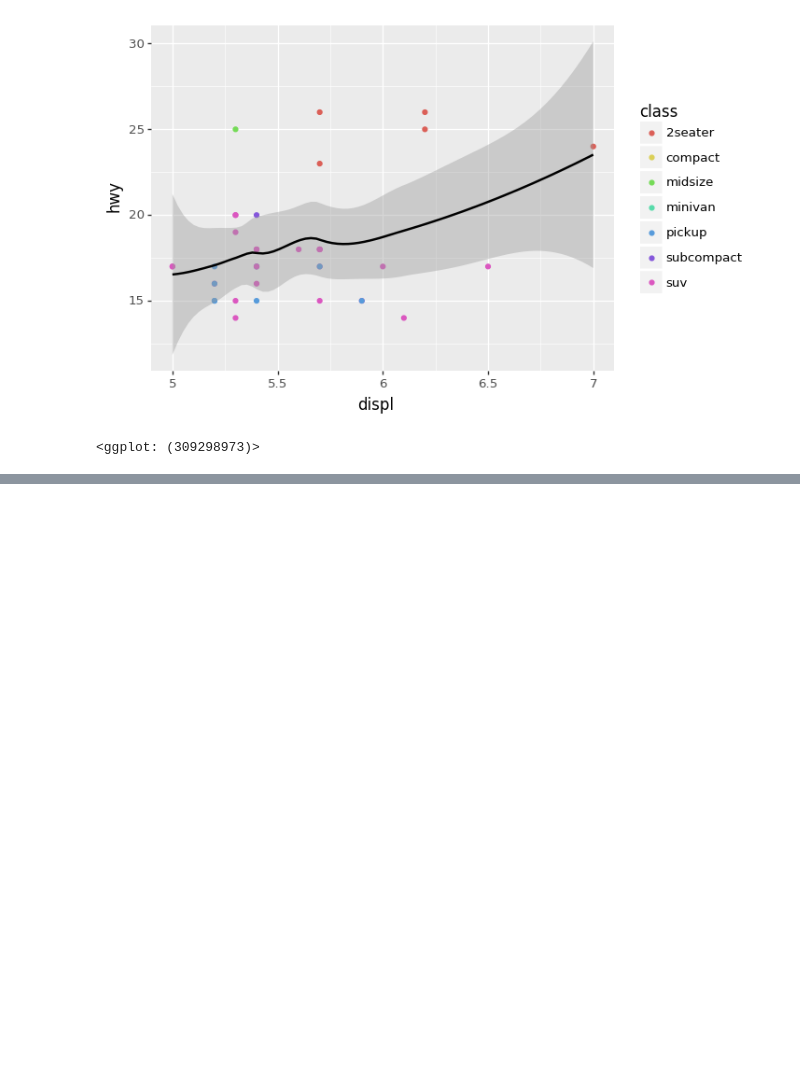
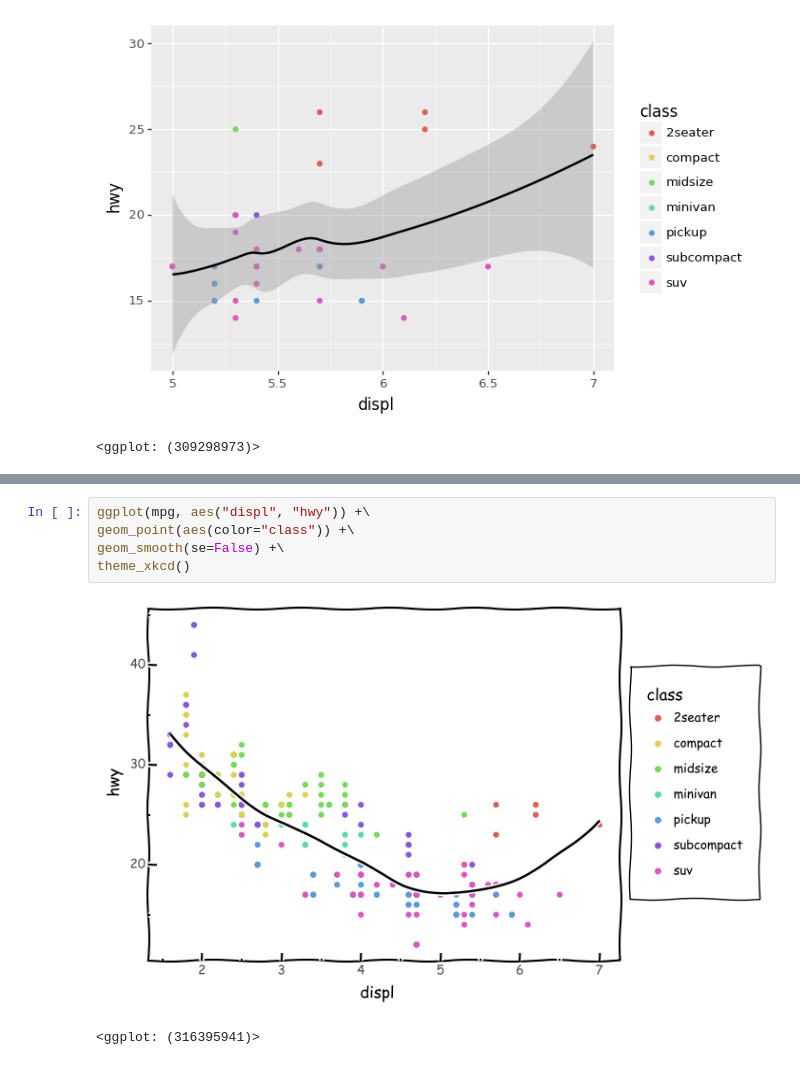
Before and after one commit to jeroenjanssens/r4ds-python-plotnine, a Jupyter notebook: output/r4ds-python-plotnine.ipynb, the cells around one changed output, grey strips where cells are left out. Cells and saved outputs as stored; diff of their text form; blank space fills up the shorter version.

Commit message:
Write themes section

```diff
--- a/output/r4ds-python-plotnine.ipynb
+++ b/output/r4ds-python-plotnine.ipynb
@@ -1187,0 +1264,8 @@ geom_smooth()
+# %%
+ggplot(mpg, aes("displ", "hwy")) +\
+geom_point(aes(color="class")) +\
+geom_smooth(se=False) +\
+theme_xkcd()
+# %% [output]
+[figure, added]
+<ggplot: (316395941)>
```
Also changed, not shown: parts of 12 cells of this notebook, 4 other files.
